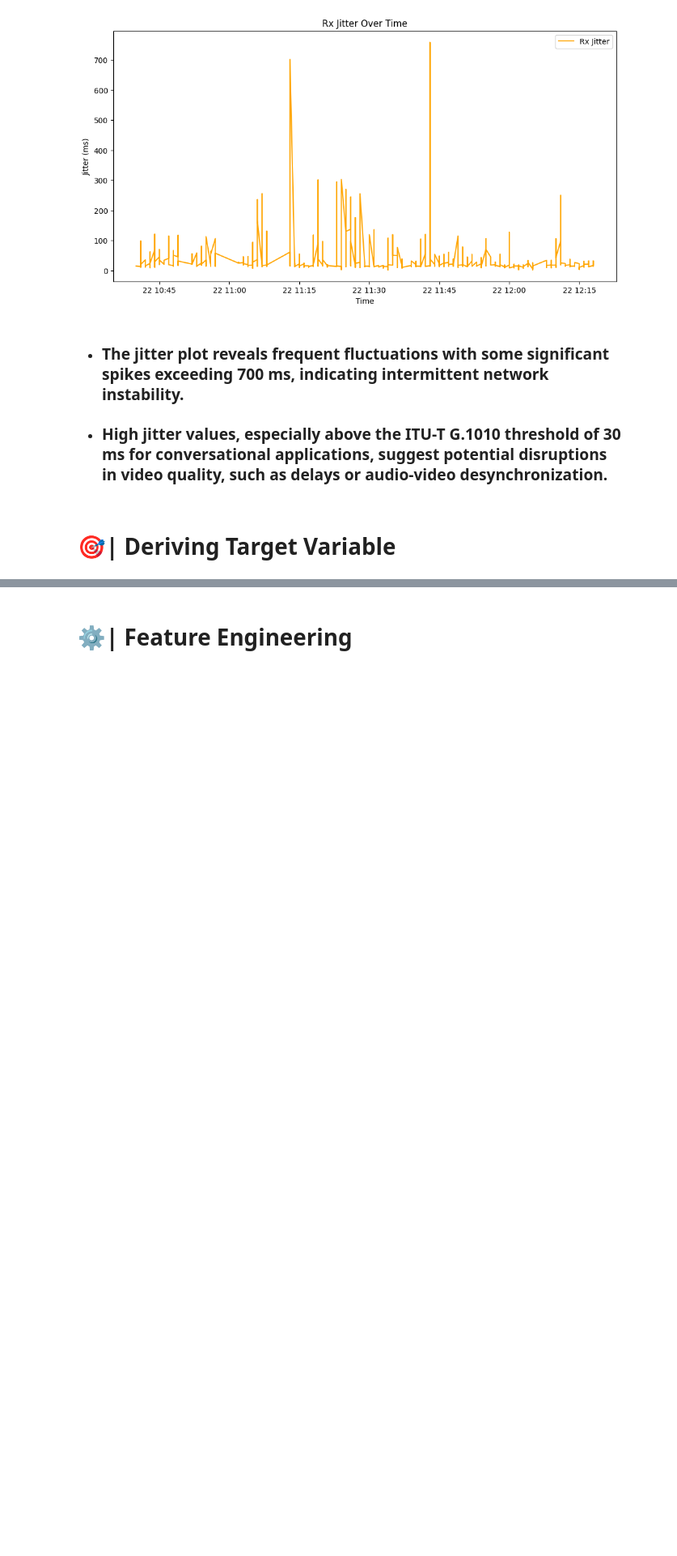
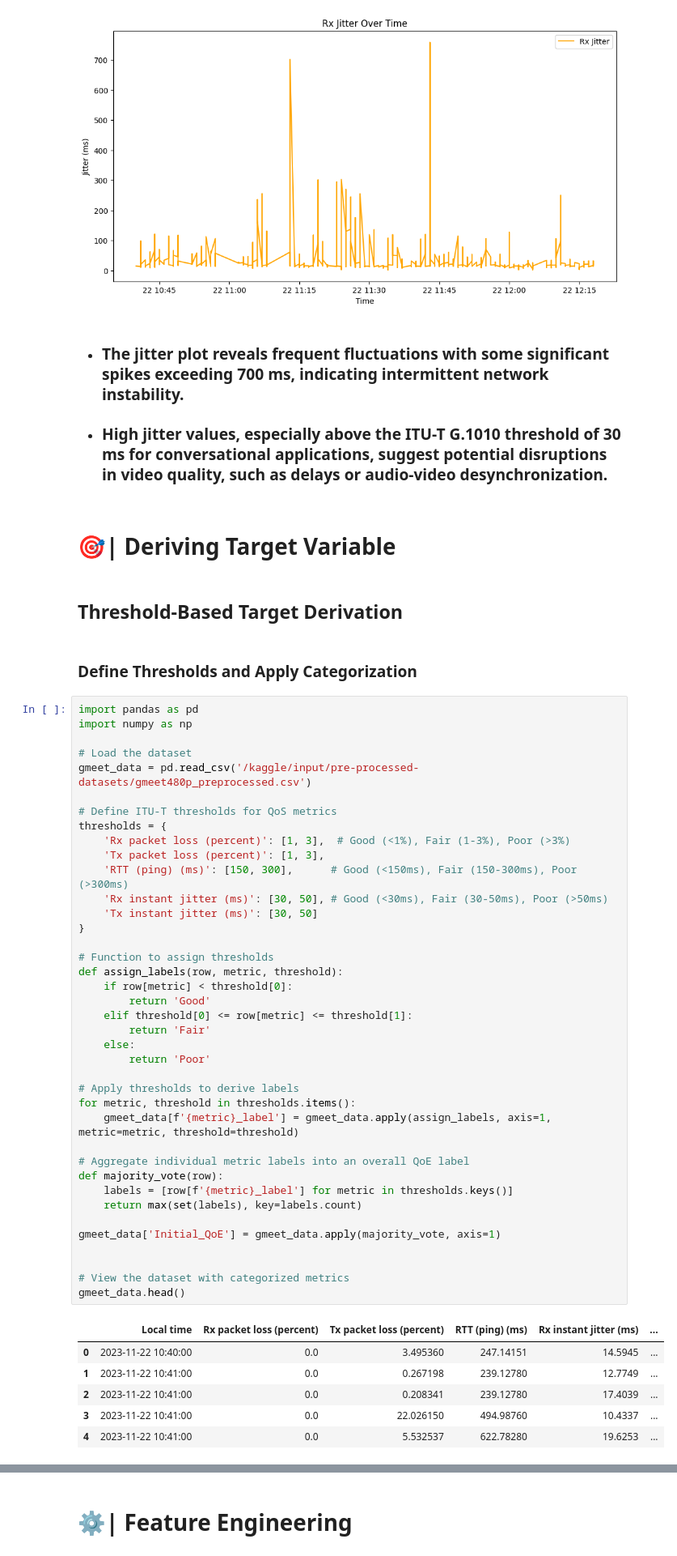
Before and after one commit to burikyali/burikyali, a Jupyter notebook: ml-video-conferencing-analysis.ipynb, the cells around one changed output, grey strips where cells are left out. Shown at 81% size. Cells and saved outputs as stored; diff of their text form; blank space fills up the shorter version.

```diff
--- a/ml-video-conferencing-analysis.ipynb
+++ b/ml-video-conferencing-analysis.ipynb
@@ -1131,3 +1131,53 @@ else:
 * ### High jitter values, especially above the ITU-T G.1010 threshold of 30 ms for conversational applications, suggest potential disruptions in video quality, such as delays or audio-video desynchronization.
 # %% [markdown]
 # 🎯| Deriving Target Variable
+# %% [markdown]
+##  Threshold-Based Target Derivation
+# %% [markdown]
+### Define Thresholds and Apply Categorization
+# %%
+import pandas as pd
+import numpy as np
+
+# Load the dataset
+gmeet_data = pd.read_csv('/kaggle/input/pre-processed-datasets/gmeet480p_preprocessed.csv')
+
+# Define ITU-T thresholds for QoS metrics
+thresholds = {
+    'Rx packet loss (percent)': [1, 3],  # Good (<1%), Fair (1-3%), Poor (>3%)
+    'Tx packet loss (percent)': [1, 3],
+    'RTT (ping) (ms)': [150, 300],      # Good (<150ms), Fair (150-300ms), Poor (>300ms)
+    'Rx instant jitter (ms)': [30, 50], # Good (<30ms), Fair (30-50ms), Poor (>50ms)
+    'Tx instant jitter (ms)': [30, 50]
+}
+
+# Function to assign thresholds
+def assign_labels(row, metric, threshold):
+    if row[metric] < threshold[0]:
+        return 'Good'
+    elif threshold[0] <= row[metric] <= threshold[1]:
+        return 'Fair'
+    else:
+        return 'Poor'
+
+# Apply thresholds to derive labels
+for metric, threshold in thresholds.items():
+    gmeet_data[f'{metric}_label'] = gmeet_data.apply(assign_labels, axis=1, metric=metric, threshold=threshold)
+
+# Aggregate individual metric labels into an overall QoE label
+def majority_vote(row):
+    labels = [row[f'{metric}_label'] for metric in thresholds.keys()]
+    return max(set(labels), key=labels.count)
+
+gmeet_data['Initial_QoE'] = gmeet_data.apply(majority_vote, axis=1)
+
+
+# View the dataset with categorized metrics
+gmeet_data.head()
+# %% [output]
+|  | Local time | Rx packet loss (percent) | Tx packet loss (percent) | RTT (ping) (ms) | Rx instant jitter (ms) | ... |
+| 0 | 2023-11-22 10:40:00 | 0.0 | 3.495360 | 247.14151 | 14.5945 | ... |
+| 1 | 2023-11-22 10:41:00 | 0.0 | 0.267198 | 239.12780 | 12.7749 | ... |
+| 2 | 2023-11-22 10:41:00 | 0.0 | 0.208341 | 239.12780 | 17.4039 | ... |
+| 3 | 2023-11-22 10:41:00 | 0.0 | 22.026150 | 494.98760 | 10.4337 | ... |
+| 4 | 2023-11-22 10:41:00 | 0.0 | 5.532537 | 622.78280 | 19.6253 | ... |
```
Also changed, not shown: parts of 15 cells of this notebook.
